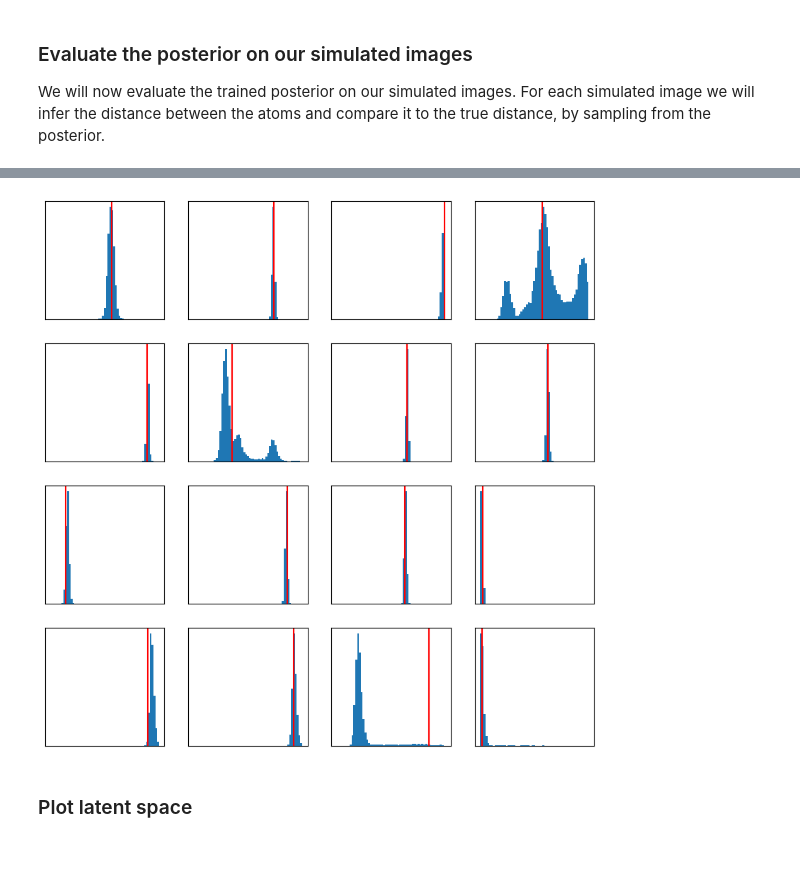
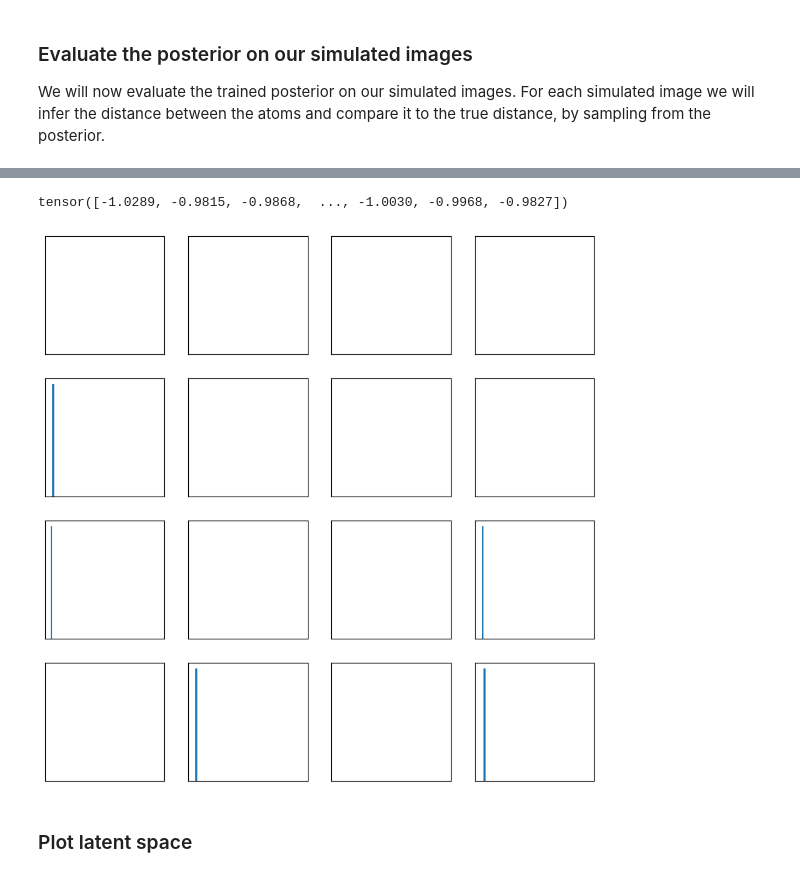
Before and after one commit to dariagusew/cryoSBI, a Jupyter notebook: tutorials/NLE/test_nle.ipynb, the cells around one changed output, grey strips where cells are left out. Drawn from its saved outputs; the diff is of its cells as text; code cells hidden in the pictures.

```diff
--- a/tutorials/NLE/test_nle.ipynb
+++ b/tutorials/NLE/test_nle.ipynb
@@ -188,8 +211,9 @@ Text(0, 0.5, 'Loss')
 We will now evaluate the trained posterior on our simulated images.
 For each simulated image we will infer the distance between the atoms and compare it to the true distance, by sampling from the posterior.
 # %%
-posterior = est_utils.load_estimator(
-    "training_parameters.json",
+likelihood = est_utils.load_estimator(
+    "training_parameters_nle.json",
+    build_models.build_nle_flow_model,
     "tutorial_estimator.pt",
     device="cuda",
 )
@@ -200,6 +220,6 @@ RuntimeError: Error(s) in loading state_dict for NPEWithEmbedding:
 # %%
 samples = est_utils.sample_posterior(
-    estimator=posterior,
+    estimator=likelihood,
     images=images,
     num_samples=15000,
     batch_size=1000,
@@ -208,12 +244,16 @@ samples = est_utils.sample_posterior(
+# %%
+samples[0]
+# %% [output]
+tensor([-1.0289, -0.9815, -0.9868,  ..., -1.0030, -0.9968, -0.9827])
 # %%
 fig, axes = plt.subplots(4, 4, figsize=(10, 10))
 for idx, ax in enumerate(axes.flatten()):
     ax.hist(samples[:, idx].flatten(), bins=np.linspace(0, simulator.max_index, 60))
-    ax.axvline(side_length[idx], ymax=1, ymin=0, color="red")
+    #ax.axvline(side_length[idx], ymax=1, ymin=0, color="red")
     ax.set_yticks([])
     ax.set_xticks([])
 # %% [output]
-[figure, old version]
+[figure, new version]
 # %% [markdown]
 ### Plot latent space
 # %%
```
Also changed, not shown: parts of 21 cells of this notebook, 6 other files.
